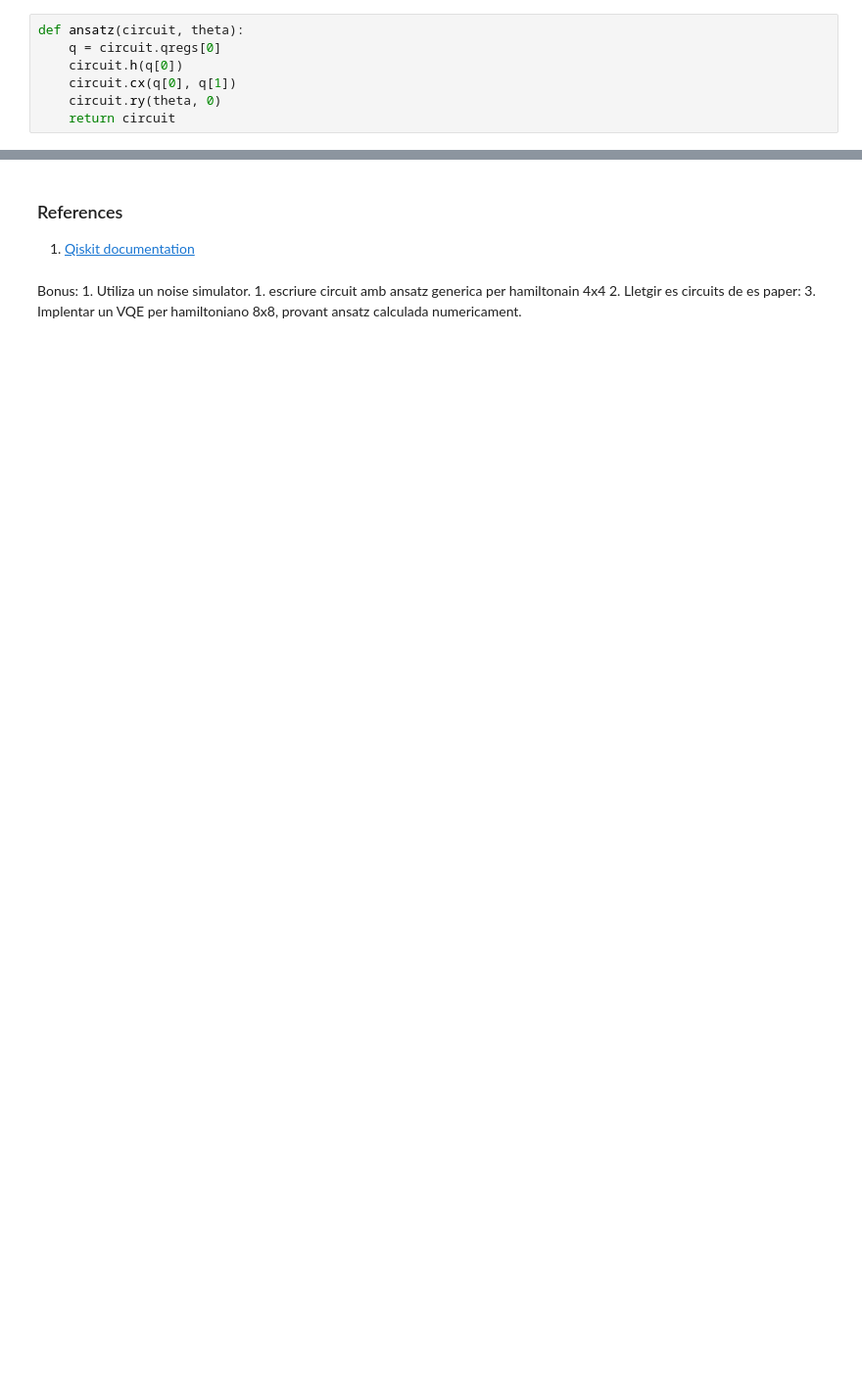
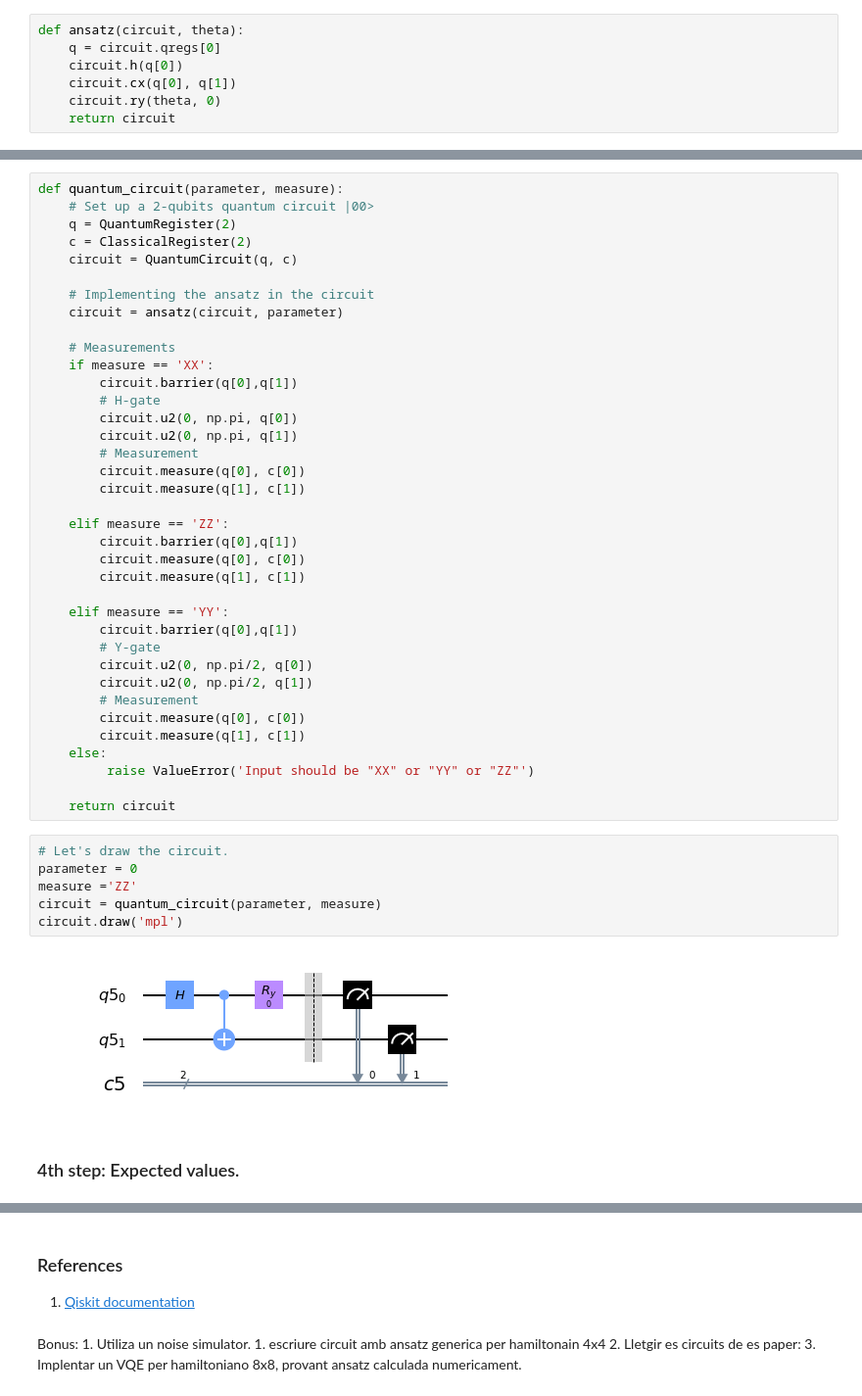
Before and after one commit to gllodra12/VQE-4x4-Hamiltonian, a Jupyter notebook: Task_4.ipynb, the cells around one changed output, grey strips where cells are left out. Shown at 98% size. Drawn from its saved outputs; the diff is of its cells as text; blank space fills up the shorter version.

Commit message:
Measurement step added

```diff
--- a/Task_4.ipynb
+++ b/Task_4.ipynb
@@ -311,0 +366,47 @@ def ansatz(circuit, theta):
+# %%
+def quantum_circuit(parameter, measure):
+    # Set up a 2-qubits quantum circuit |00>
+    q = QuantumRegister(2)
+    c = ClassicalRegister(2)
+    circuit = QuantumCircuit(q, c)
+
+    # Implementing the ansatz in the circuit
+    circuit = ansatz(circuit, parameter)
+
+    # Measurements
+    if measure == 'XX':
+        circuit.barrier(q[0],q[1])
+        # H-gate
+        circuit.u2(0, np.pi, q[0])
+        circuit.u2(0, np.pi, q[1])
+        # Measurement
+        circuit.measure(q[0], c[0])
+        circuit.measure(q[1], c[1])
+
+    elif measure == 'ZZ':
+        circuit.barrier(q[0],q[1])
+        circuit.measure(q[0], c[0])
+        circuit.measure(q[1], c[1])
+
+    elif measure == 'YY':
+        circuit.barrier(q[0],q[1])
+        # Y-gate
+        circuit.u2(0, np.pi/2, q[0])
+        circuit.u2(0, np.pi/2, q[1])
+        # Measurement
+        circuit.measure(q[0], c[0])
+        circuit.measure(q[1], c[1])
+    else:
+         raise ValueError('Input should be "XX" or "YY" or "ZZ"')
+
+    return circuit
+# %%
+# Let's draw the circuit.
+parameter = 0
+measure ='ZZ'
+circuit = quantum_circuit(parameter, measure)
+circuit.draw('mpl')
+# %% [output]
+[figure, added]
+# %% [markdown]
+### 4th step: Expected values.
```
Also changed, not shown: parts of 11 cells of this notebook, 1 other file.
